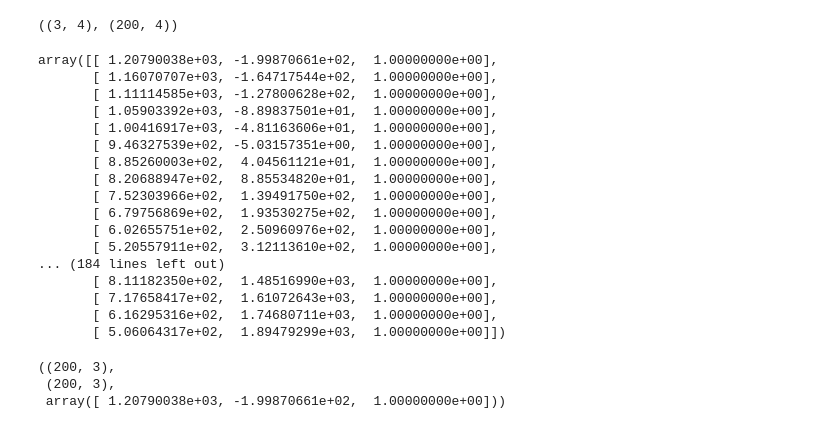
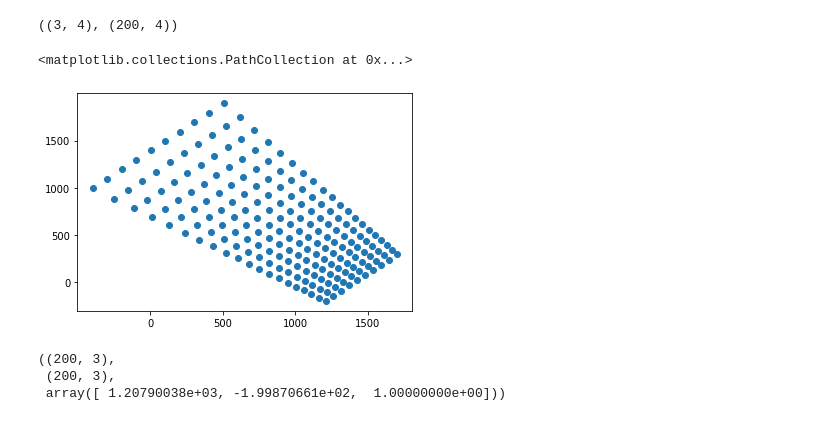
Before and after one commit to gitglob/02504-Computer-Vision, a Jupyter notebook: ex4.ipynb, the cells around one changed output. Drawn from its saved outputs; the diff is of its cells as text; code cells hidden in the pictures.

```diff
--- a/ex4.ipynb
+++ b/ex4.ipynb
@@ -155,28 +155,13 @@ P.shape, np.append(Qa, np.ones((n,1)), axis=1).shape
 # %%
 # project!
 qa = P @ np.append(Qa, np.ones((n,1)), axis=1).T
 qb = P @ np.append(Qb, np.ones((n,1)), axis=1).T
 qc = P @ np.append(Qc, np.ones((n,1)), axis=1).T
 # qa[:,0] / qa[2:,0], qa[:,0], Qa[0,:]
-shom(qa.T)
+plt.scatter(shom(qa.T)[:,0],shom(qa.T)[:,1])
 # %% [output]
-array([[ 1.20790038e+03, -1.99870661e+02,  1.00000000e+00],
-       [ 1.16070707e+03, -1.64717544e+02,  1.00000000e+00],
-       [ 1.11114585e+03, -1.27800628e+02,  1.00000000e+00],
-       [ 1.05903392e+03, -8.89837501e+01,  1.00000000e+00],
-       [ 1.00416917e+03, -4.81163606e+01,  1.00000000e+00],
-       [ 9.46327539e+02, -5.03157351e+00,  1.00000000e+00],
-       [ 8.85260003e+02,  4.04561121e+01,  1.00000000e+00],
-       [ 8.20688947e+02,  8.85534820e+01,  1.00000000e+00],
-       [ 7.52303966e+02,  1.39491750e+02,  1.00000000e+00],
-       [ 6.79756869e+02,  1.93530275e+02,  1.00000000e+00],
-       [ 6.02655751e+02,  2.50960976e+02,  1.00000000e+00],
-       [ 5.20557911e+02,  3.12113610e+02,  1.00000000e+00],
-... (184 lines left out)
-       [ 8.11182350e+02,  1.48516990e+03,  1.00000000e+00],
-       [ 7.17658417e+02,  1.61072643e+03,  1.00000000e+00],
-       [ 6.16295316e+02,  1.74680711e+03,  1.00000000e+00],
-       [ 5.06064317e+02,  1.89479299e+03,  1.00000000e+00]])
+<matplotlib.collections.PathCollection at 0x...>
+[figure, added]
 # %%
 Qa.shape, qa.T.shape, qa[:,0]/qa[2,0]
 # %% [output]
```
Also changed, not shown: 1 other file.
